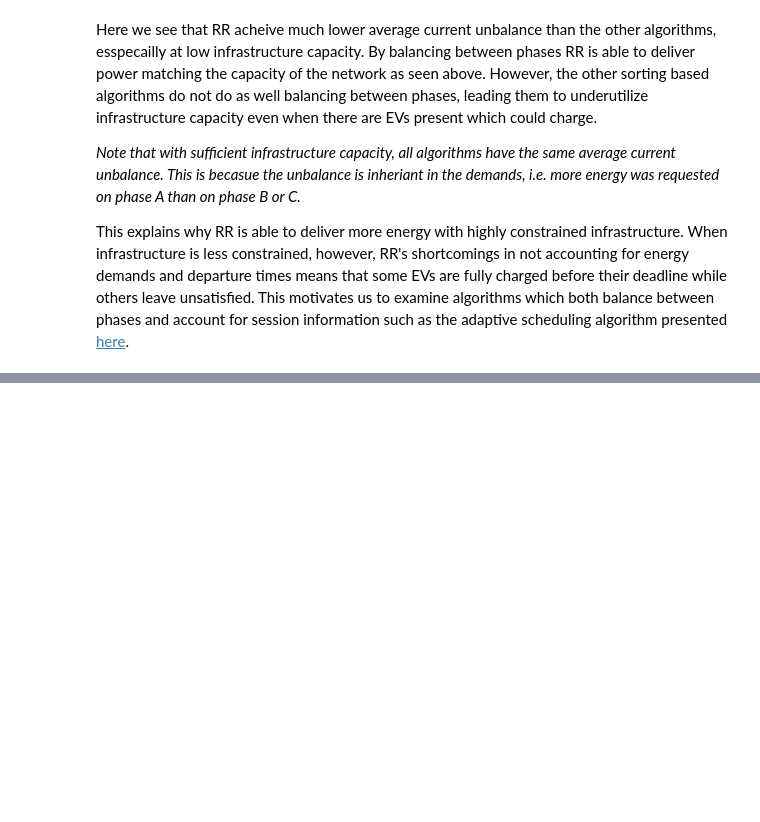
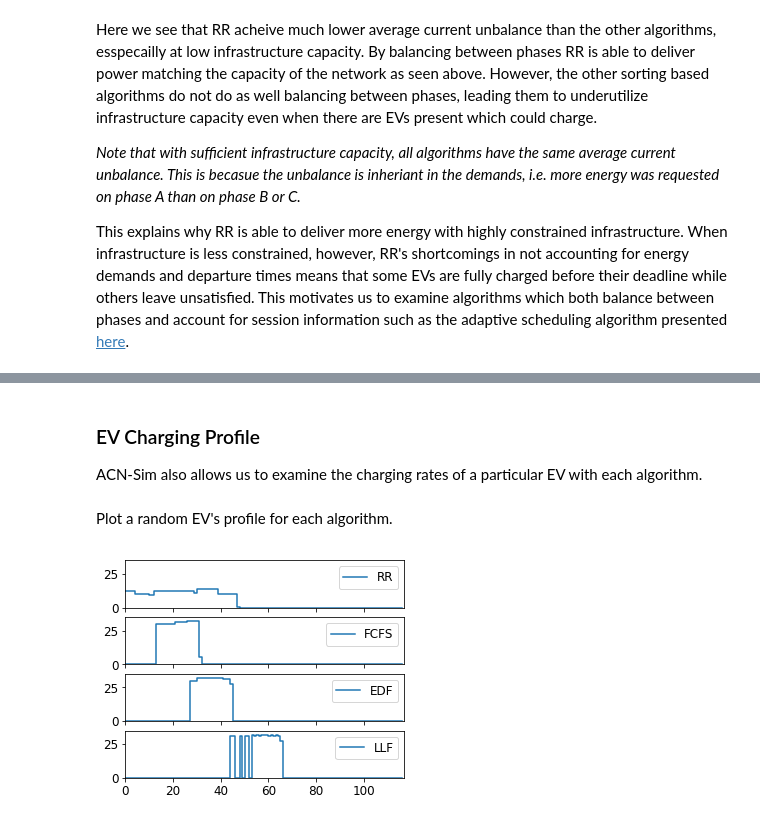
Before and after one commit to caltech-netlab/acnportal-experiments, a Jupyter notebook: baseline_algorithms_w_constrained_infrastructure.ipynb, the cells around one changed output, grey strips where cells are left out. Saved outputs shown, nothing was run; the diff lists cells and outputs as text; code cells hidden in the pictures; blank space fills up the shorter version.

```diff
--- a/baseline_algorithms_w_constrained_infrastructure.ipynb
+++ b/baseline_algorithms_w_constrained_infrastructure.ipynb
@@ -173,0 +189,28 @@ plot_currents('Secondary', 0, 500)
+# %% [markdown]
+### EV Charging Profile
+
+ACN-Sim also allows us to examine the charging rates of a particular EV with each algorithm.
+# %%
+def plot_ev_charging(sim, ev, ax, label):
+  evse_index = sim.network.station_ids.index(ev.station_id)
+  ax.step(range(ev.departure - ev.arrival), sim.charging_rates[evse_index][ev.arrival:ev.departure], label=label)
+  ax.legend()
+# %% [markdown]
+Plot a random EV's profile for each algorithm.
+# %%
+import random
+
+fig, axes = plt.subplots(4, 1, sharey=True, sharex=True, figsize=(5,4))
+font = {'family' : 'normal',
+        'size'   : 12}
+matplotlib.rc('font', **font)
+ev = random.choice(list(sims['RR'][50].ev_history.values()))
+axes[0].set_xlim(0, ev.departure - ev.arrival)
+axes[0].set_ylim(0, 35)
+plot_ev_charging(sims['RR'][50], ev, axes[0], label='RR')
+plot_ev_charging(sims['FCFS'][50], ev, axes[1], label='FCFS')
+plot_ev_charging(sims['EDF'][50], ev, axes[2], label='EDF')
+plot_ev_charging(sims['LLF'][50], ev, axes[3], label='LLF')
+# plot_ev_charging(llf_sim, ev, axes[4])
+# %% [output]
+[figure, added]
```
Also changed, not shown: parts of 21 cells of this notebook.
